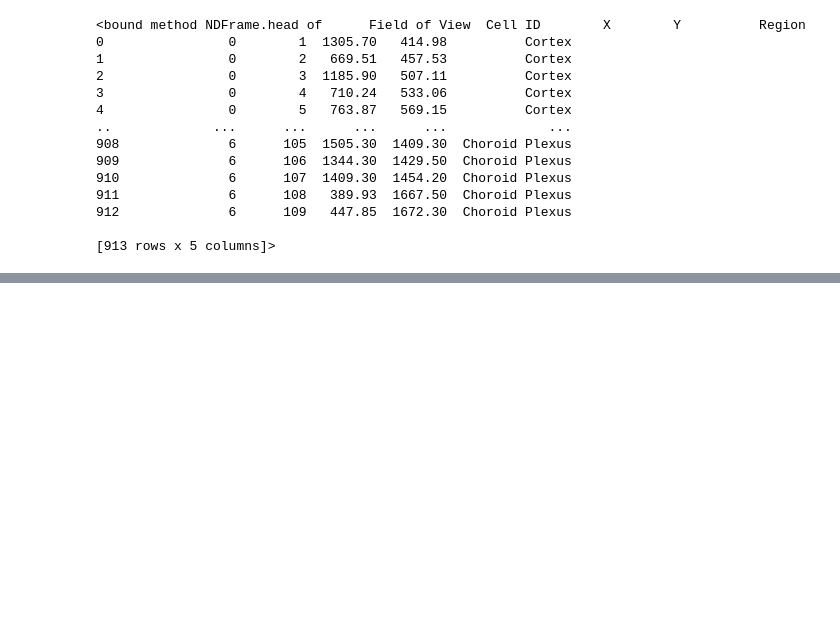
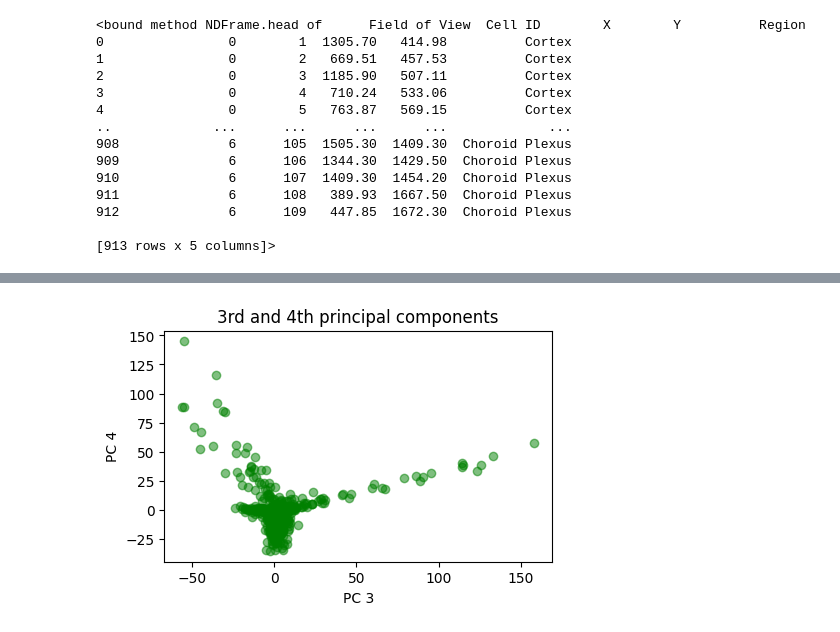
Before and after one commit to 2255-Spatial-Transcriptomics/data_processing, a Jupyter notebook: mouse_cortex_dataset4.ipynb, the cells around one changed output, grey strips where cells are left out. Cells and saved outputs as stored; diff of their text form; code cells hidden in the pictures; blank space fills up the shorter version.

```diff
--- a/mouse_cortex_dataset4.ipynb
+++ b/mouse_cortex_dataset4.ipynb
@@ -43,0 +52,16 @@ cortex_svz_counts.head
+# %%
+tsvd34 = TruncatedSVD(n_components=4)
+tsvd34.fit(adata_counts.X)
+X34 = tsvd34.transform(adata_counts.X)
+
+fig, ax = plt.subplots(figsize=(5, 3))
+
+ax.scatter(X34[:,2], X34[:,3], alpha=0.5, c="green")
+
+plt.xlabel('PC 3')
+plt.ylabel('PC 4')
+plt.title("3rd and 4th principal components")
+# plt.axis('off')
+plt.show()
+# %% [output]
+[figure, added]
```
Also changed, not shown: parts of 9 cells of this notebook.
